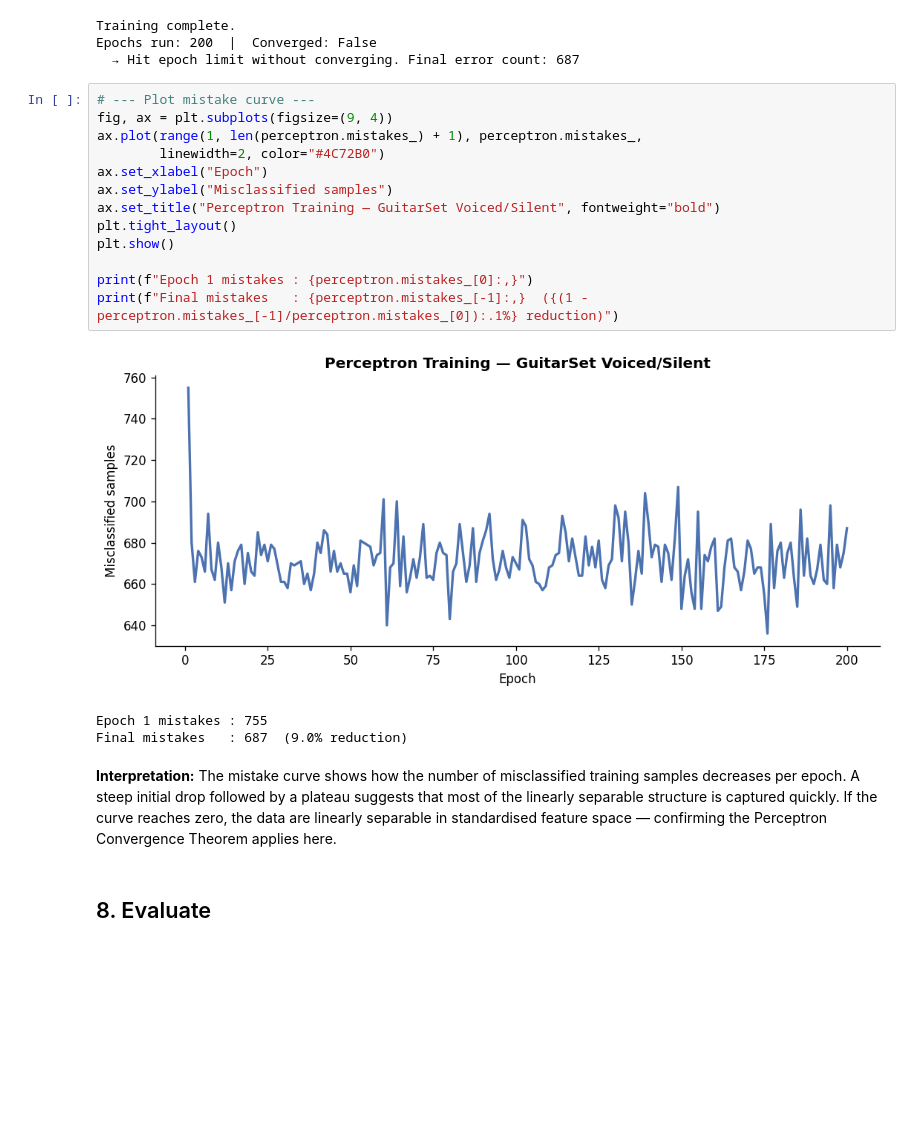
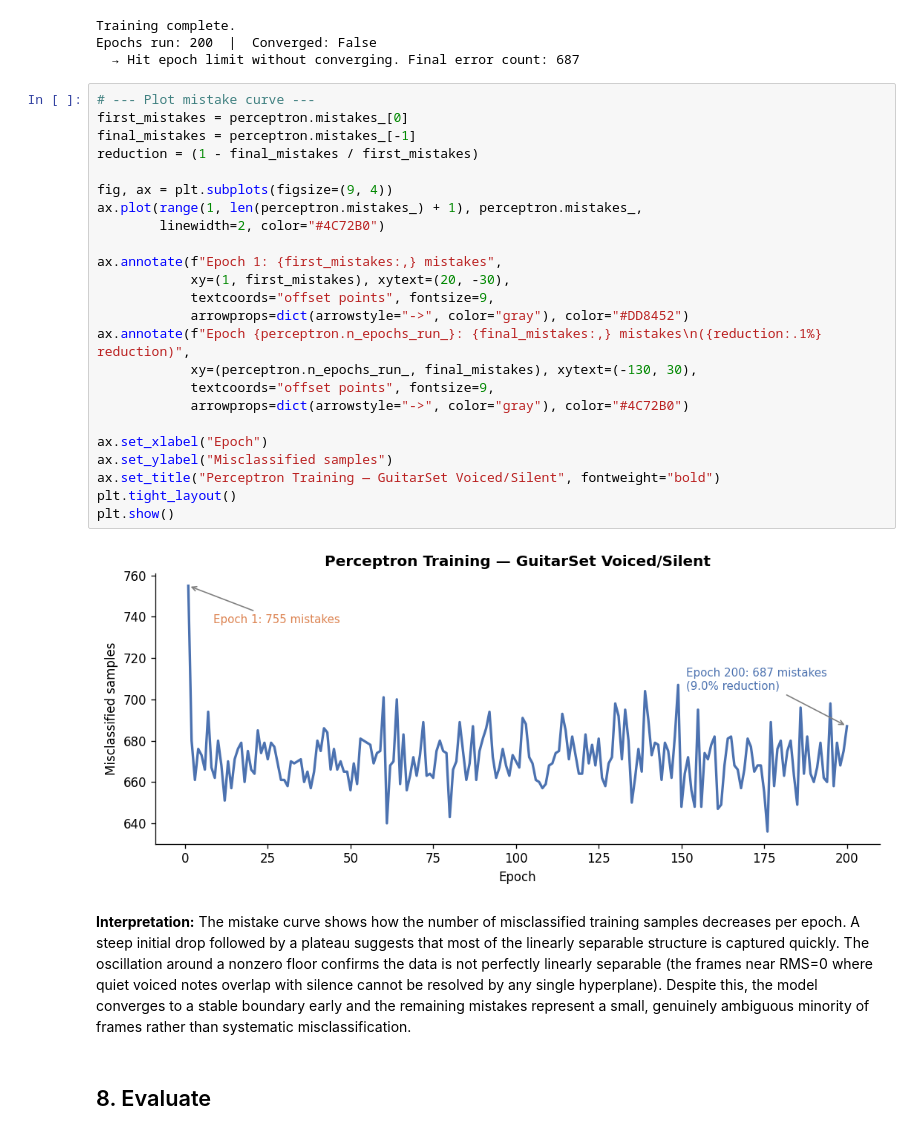
Before and after one commit to seyaul/cmor438-s2026-final-project, a Jupyter notebook: examples/Supervised Learning/Perceptron/perceptron_from_scratch.ipynb, the cells around one changed output. Cells and saved outputs as stored; diff of their text form; blank space fills up the shorter version.

Commit message:
polished perceptron notebook

```diff
--- a/examples/Supervised Learning/Perceptron/perceptron_from_scratch.ipynb
+++ b/examples/Supervised Learning/Perceptron/perceptron_from_scratch.ipynb
@@ -289,23 +283,32 @@ Epochs run: 200  |  Converged: False
   → Hit epoch limit without converging. Final error count: 687
 # %%
 # --- Plot mistake curve ---
+first_mistakes = perceptron.mistakes_[0]
+final_mistakes = perceptron.mistakes_[-1]
+reduction = (1 - final_mistakes / first_mistakes)
+
 fig, ax = plt.subplots(figsize=(9, 4))
 ax.plot(range(1, len(perceptron.mistakes_) + 1), perceptron.mistakes_,
         linewidth=2, color="#4C72B0")
+
+ax.annotate(f"Epoch 1: {first_mistakes:,} mistakes",
+            xy=(1, first_mistakes), xytext=(20, -30),
+            textcoords="offset points", fontsize=9,
+            arrowprops=dict(arrowstyle="->", color="gray"), color="#DD8452")
+ax.annotate(f"Epoch {perceptron.n_epochs_run_}: {final_mistakes:,} mistakes\n({reduction:.1%} reduction)",
+            xy=(perceptron.n_epochs_run_, final_mistakes), xytext=(-130, 30),
+            textcoords="offset points", fontsize=9,
+            arrowprops=dict(arrowstyle="->", color="gray"), color="#4C72B0")
+
 ax.set_xlabel("Epoch")
 ax.set_ylabel("Misclassified samples")
 ax.set_title("Perceptron Training — GuitarSet Voiced/Silent", fontweight="bold")
 plt.tight_layout()
 plt.show()
-
-print(f"Epoch 1 mistakes : {perceptron.mistakes_[0]:,}")
-print(f"Final mistakes   : {perceptron.mistakes_[-1]:,}  ({(1 - perceptron.mistakes_[-1]/perceptron.mistakes_[0]):.1%} reduction)")
 # %% [output]
-[figure, old version]
+[figure, new version]
-Epoch 1 mistakes : 755
-Final mistakes   : 687  (9.0% reduction)
 # %% [markdown]
-**Interpretation:** The mistake curve shows how the number of misclassified training samples decreases per epoch. A steep initial drop followed by a plateau suggests that most of the linearly separable structure is captured quickly. If the curve reaches zero, the data are linearly separable in standardised feature space — confirming the Perceptron Convergence Theorem applies here.
+**Interpretation:** The mistake curve shows how the number of misclassified training samples decreases per epoch. A steep initial drop followed by a plateau suggests that most of the linearly separable structure is captured quickly. The oscillation around a nonzero floor confirms the data is not perfectly linearly separable (the frames near RMS=0 where quiet voiced notes overlap with silence cannot be resolved by any single hyperplane). Despite this, the model converges to a stable boundary early and the remaining mistakes represent a small, genuinely ambiguous minority of frames rather than systematic misclassification.
 # %% [markdown]
 ## 8. Evaluate
 # %%
```
Also changed, not shown: parts of 21 cells of this notebook, 1 other file.
